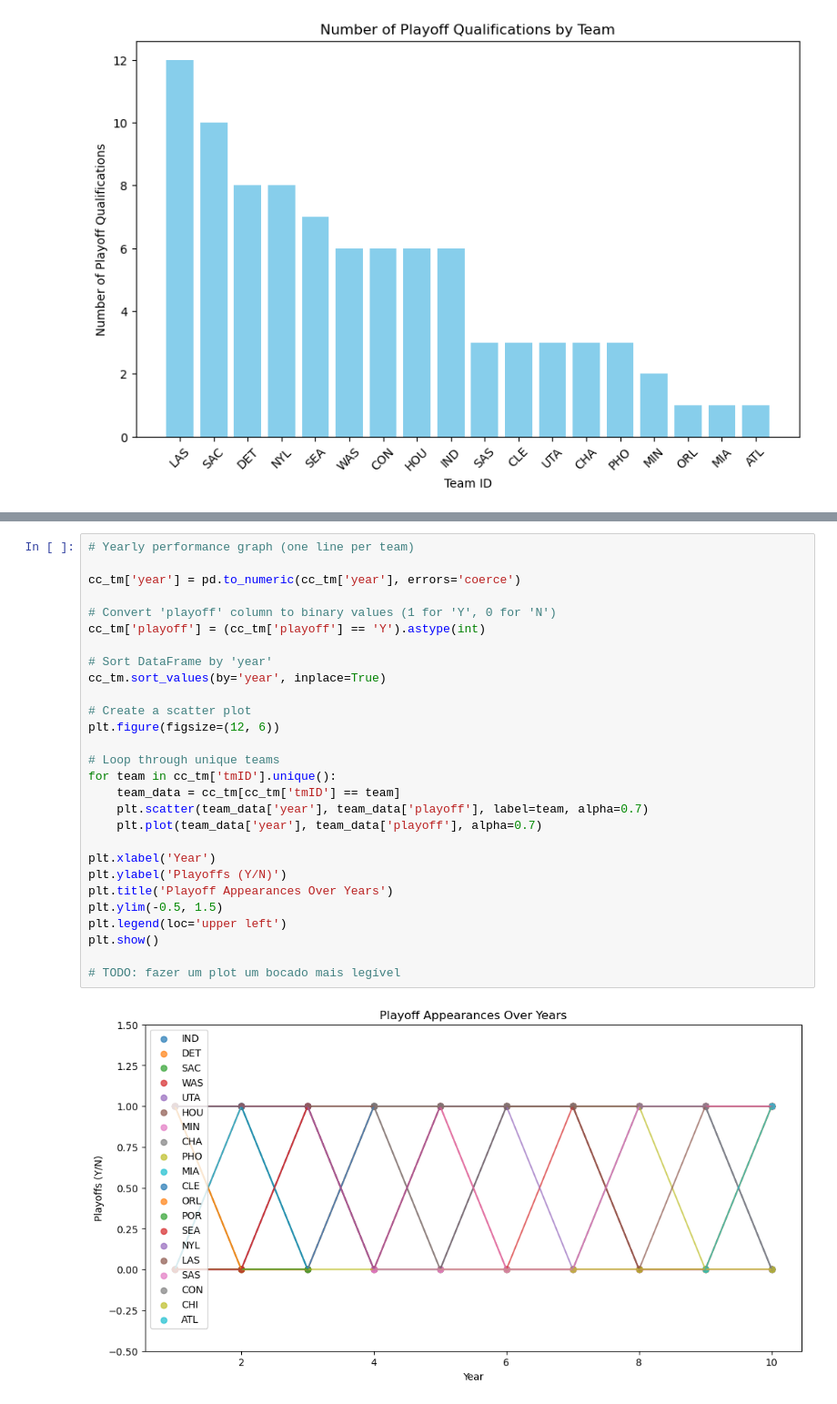
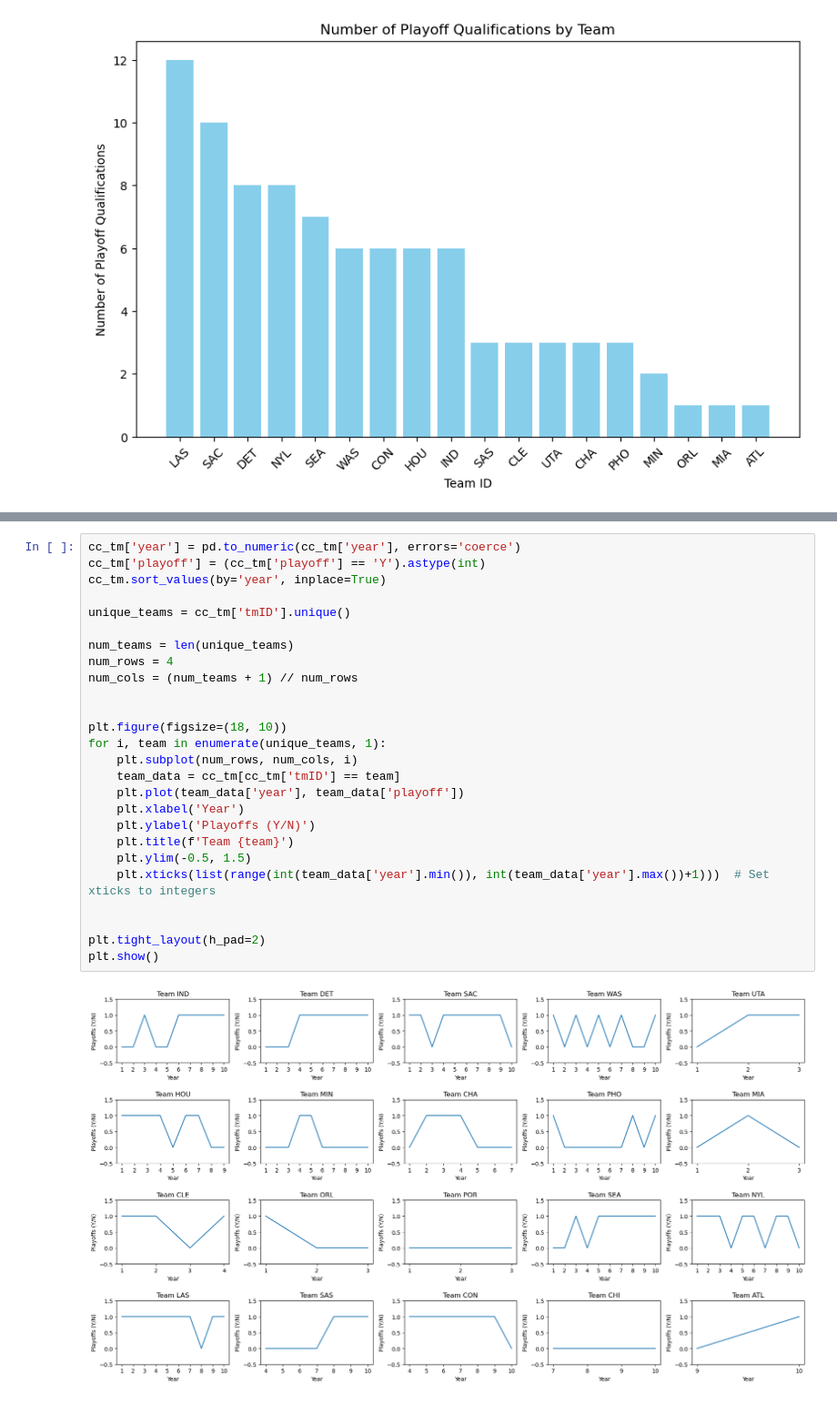
Before and after one commit to toni-santos/ac-2023, a Jupyter notebook: main.ipynb, the cells around one changed output, grey strips where cells are left out. Shown at 91% size. Drawn from its saved outputs; the diff is of its cells as text.

Commit message:
team playoff qualifications per year plot

```diff
--- a/main.ipynb
+++ b/main.ipynb
@@ -217,30 +242,28 @@ plt.show()
 # %%
-# Yearly performance graph (one line per team)
-
 cc_tm['year'] = pd.to_numeric(cc_tm['year'], errors='coerce')
-
-# Convert 'playoff' column to binary values (1 for 'Y', 0 for 'N')
 cc_tm['playoff'] = (cc_tm['playoff'] == 'Y').astype(int)
-
-# Sort DataFrame by 'year'
 cc_tm.sort_values(by='year', inplace=True)
 
-# Create a scatter plot
-plt.figure(figsize=(12, 6))
+unique_teams = cc_tm['tmID'].unique()
 
-# Loop through unique teams
-for team in cc_tm['tmID'].unique():
+num_teams = len(unique_teams)
+num_rows = 4
+num_cols = (num_teams + 1) // num_rows
+
+
+plt.figure(figsize=(18, 10))
+for i, team in enumerate(unique_teams, 1):
+    plt.subplot(num_rows, num_cols, i)
     team_data = cc_tm[cc_tm['tmID'] == team]
-    plt.scatter(team_data['year'], team_data['playoff'], label=team, alpha=0.7)
-    plt.plot(team_data['year'], team_data['playoff'], alpha=0.7)
+    plt.plot(team_data['year'], team_data['playoff'])
+    plt.xlabel('Year')
+    plt.ylabel('Playoffs (Y/N)')
+    plt.title(f'Team {team}')
+    plt.ylim(-0.5, 1.5)
+    plt.xticks(list(range(int(team_data['year'].min()), int(team_data['year'].max())+1)))  # Set xticks to integers
 
-plt.xlabel('Year')
-plt.ylabel('Playoffs (Y/N)')
-plt.title('Playoff Appearances Over Years')
-plt.ylim(-0.5, 1.5)
-plt.legend(loc='upper left')
+
+plt.tight_layout(h_pad=2)
 plt.show()
-
-# TODO: fazer um plot um bocado mais legível
 # %% [output]
-[figure, old version]
+[figure, new version]
```
Also changed, not shown: parts of 2 cells of this notebook, 10 other files.
